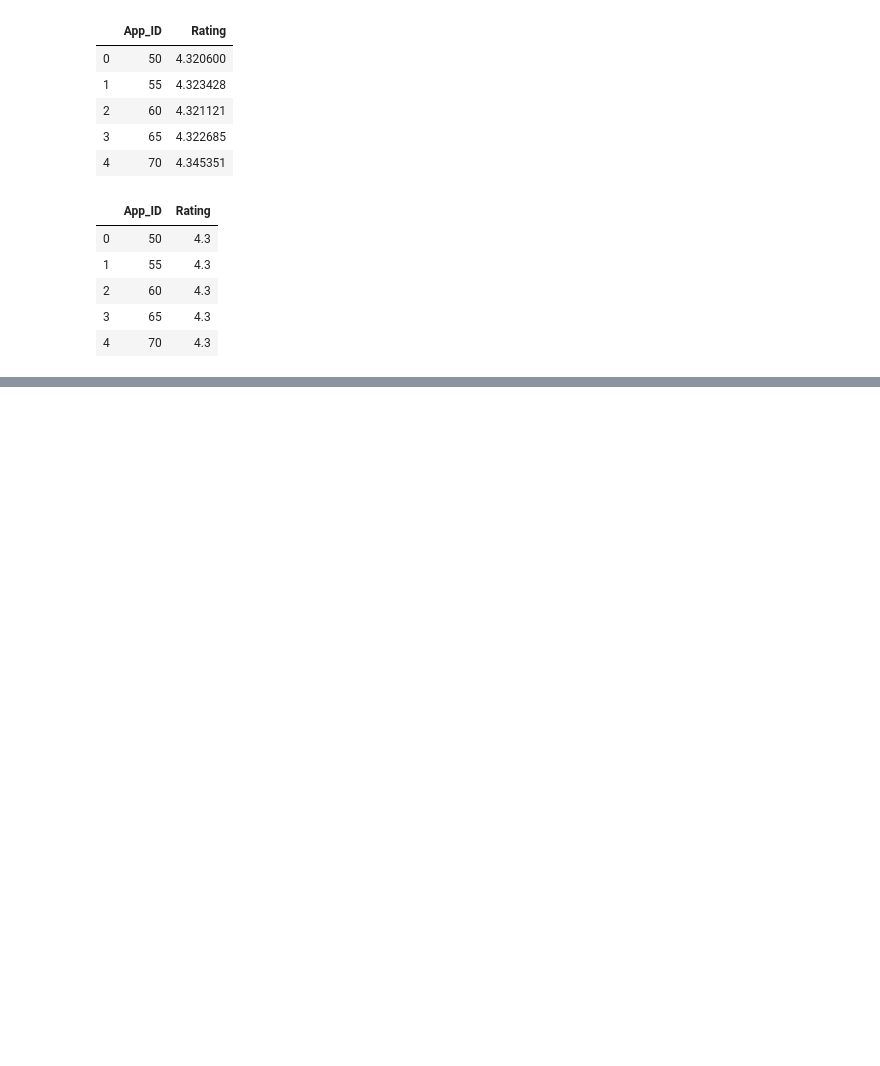
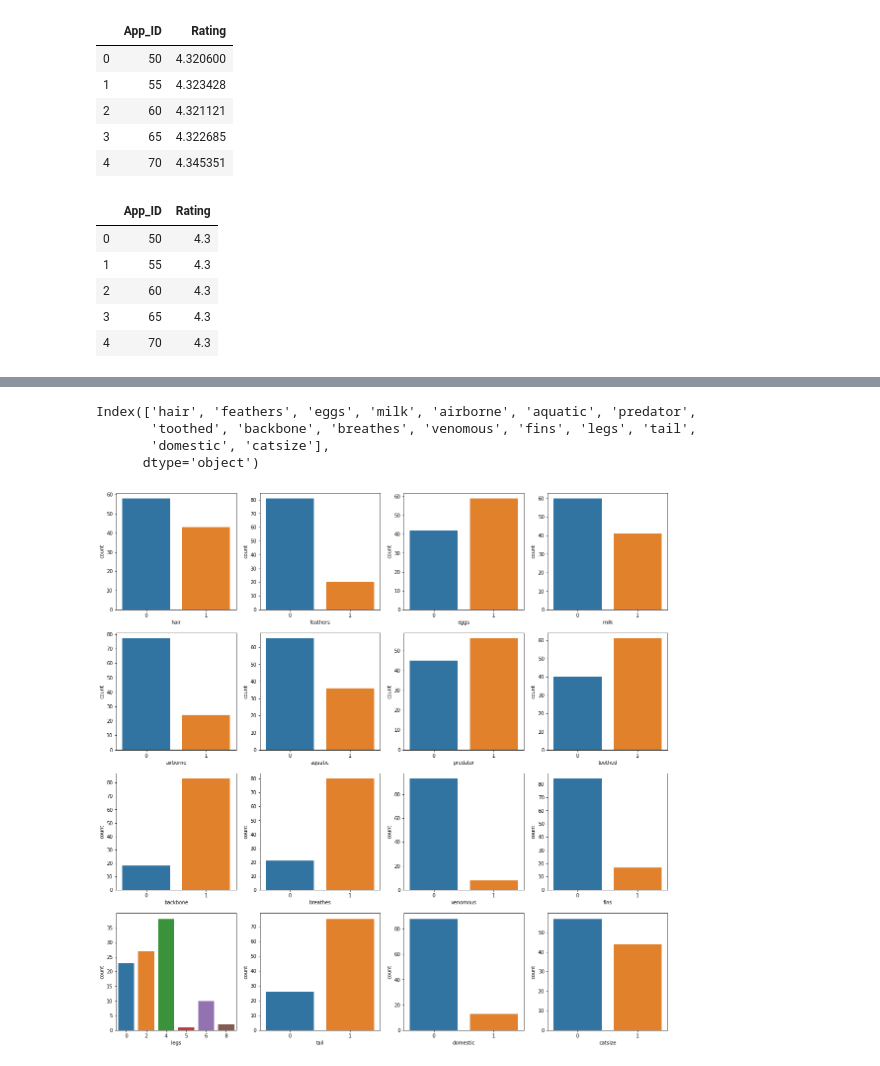
Before and after one commit to souravs17031999/Projects-kaggle-problems-60daysofudacity, a Jupyter notebook: Data_cleaning_complete_template.ipynb, the cells around one changed output, grey strips where cells are left out. Cells and saved outputs as stored; diff of their text form; code cells hidden in the pictures; blank space fills up the shorter version.

```diff
--- a/Data_cleaning_complete_template.ipynb
+++ b/Data_cleaning_complete_template.ipynb
@@ -434,0 +446,18 @@ output.to_csv('output.csv', index=False)
+# %%
+df.columns[:16]
+# %% [output]
+Index(['hair', 'feathers', 'eggs', 'milk', 'airborne', 'aquatic', 'predator',
+       'toothed', 'backbone', 'breathes', 'venomous', 'fins', 'legs', 'tail',
+       'domestic', 'catsize'],
+      dtype='object')
+# %%
+# investigate counts of unique values for each columns in dataframe
+fig, ax =plt.subplots(4,4, figsize=(20, 20))
+k = 0
+for i in range(0, 4):
+  for j in range(0, 4):
+    sns.countplot(df[df.columns[k]], ax = ax[i][j])
+    k += 1
+fig.show()
+# %% [output]
+[figure, added]
```
Also changed, not shown: parts of 8 cells of this notebook.
